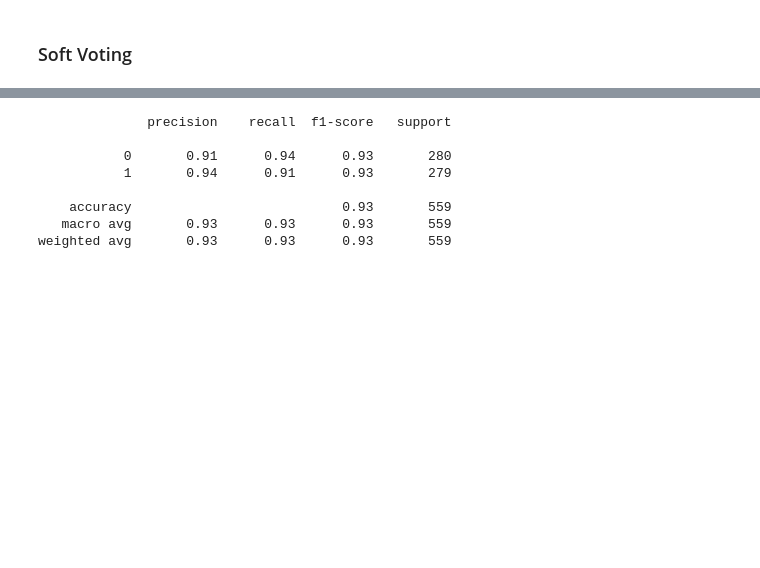
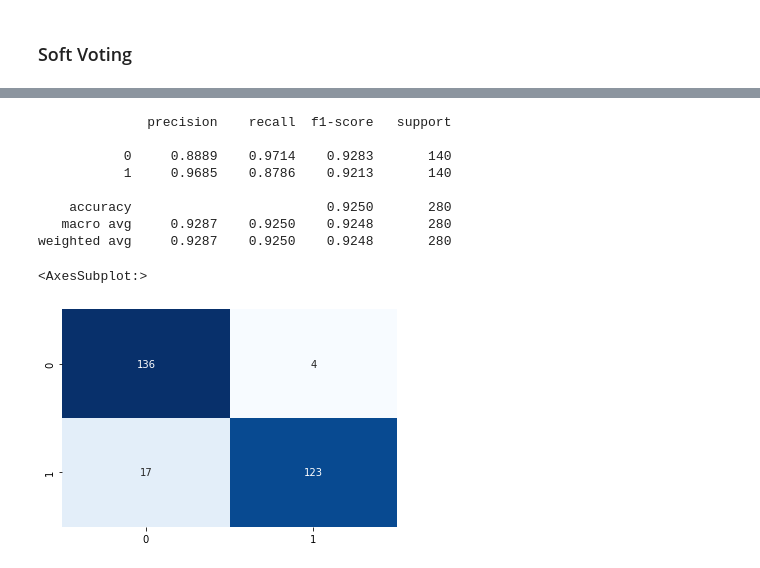
Before and after one commit to simata98/2022_ML_DL, a Jupyter notebook: malware_detection/ansemble.ipynb, the cells around one changed output, grey strips where cells are left out. Drawn from its saved outputs; the diff is of its cells as text; code cells hidden in the pictures; blank space fills up the shorter version.

```diff
--- a/malware_detection/ansemble.ipynb
+++ b/malware_detection/ansemble.ipynb
@@ -305,3 +307,6 @@ print('최고 예측 정확도: {:.4f}'.format(grid_cv_extra.best_score_))
 최고 예측 정확도: 0.9996
 # %% [markdown]
 ### Soft Voting
+# %%
+data = full_shuffled_df.drop(['ID', 'esi','rtn', 'edx', 'eax', 'ebx', 'ecx', 'eip'], axis=1)
+data.head()
@@ -308,27 +321,25 @@ print('최고 예측 정확도: {:.4f}'.format(grid_cv_extra.best_score_))
 # %%
 INCLUDE_LABEL = [  'jmp', 'mov', 'retf', 'push', 'pop', 'xor', 'retn', 'nop', 'sub', 'inc', 'dec', 'add','imul', 'xchg', 'or', 'shr', 'cmp', 'call', 'shl', 'ror', 'rol', 'jnb','jz','rtn','lea','movzx', 'edx','esi','eax','ebx','ecx','edi','ebp','esp','eip', '.dll', 'std::', ':dword', 'label']
-
-X_train, X_test, y_train, y_test = train_test_split(data,full_shuffled_df['label'], stratify=full_shuffled_df['label'], test_size=0.2, random_state=42)
+X_train, X_test, y_train, y_test = train_test_split(data,full_shuffled_df['label'], stratify=full_shuffled_df['label'], test_size=0.1, random_state=42)
 # %%
 train = X_train.drop('label', axis=1)
 target = X_train['label']
 # for LGBM error
 data = train.rename(columns = lambda x:re.sub('[^A-Za-z0-9_]+', '', x))
-best_model_RF = RandomForestClassifier(max_depth=20, min_samples_leaf=2, min_samples_split=2, n_estimators=80, random_state=42)
+best_model_RF = RandomForestClassifier(max_depth=16, n_estimators=100, random_state=42)
 best_model_XGB = XGBClassifier(eval_metric = 'logloss',
                               booster = 'gbtree',
                               colsample_bylevel=0.9,
                               colsample_bytree=0.8,
                               silent = True,
                               max_depth = 6,
-                              min_child_weight = 3,
-                               gamma = 1,
+                              min_child_weight = 1,
+                               gamma = 0,
                                n_estimators=50,
                                nthread=4,
                                objective='binary:logistic',
                                random_state=42,
                                learning_rate=0.0001,
-                               num_leaves=2,
                                )
 best_model_LGBM = LGBMClassifier(boosting_type='gbdt',learning_rate=0.0001 ,n_estimators=6, max_bin=255, num_leaves=2,objective='binary',random_state=42, reg_alpha=0.8, reg_lambda=0.8, subsample=0.7)
 best_model_CAT = CatBoostClassifier(silent=True, depth=2, l2_leaf_reg=1, learning_rate=0.0001)
@@ -368,13 +379,18 @@ from sklearn.metrics import classification_report, confusion_matrix
 X_test = X_test.rename(columns = lambda x:re.sub('[^A-Za-z0-9_]+', '', x))
 
 soft_pred = softVoting_model.predict(X_test)
-print(classification_report(y_test, soft_pred))
+print(classification_report(y_test, soft_pred, digits=4))
 # %% [output]
               precision    recall  f1-score   support
 
-           0       0.91      0.94      0.93       280
-           1       0.94      0.91      0.93       279
+           0     0.8889    0.9714    0.9283       140
+           1     0.9685    0.8786    0.9213       140
 
-    accuracy                           0.93       559
-   macro avg       0.93      0.93      0.93       559
-weighted avg       0.93      0.93      0.93       559
+    accuracy                         0.9250       280
+   macro avg     0.9287    0.9250    0.9248       280
+weighted avg     0.9287    0.9250    0.9248       280
+# %%
+sns.heatmap(confusion_matrix(y_test,soft_pred), annot=True, fmt="d", cmap=plt.cm.Blues, cbar=False)
+# %% [output]
+<AxesSubplot:>
+[figure, added]
```
Also changed, not shown: parts of 15 cells of this notebook, 10 other files.
